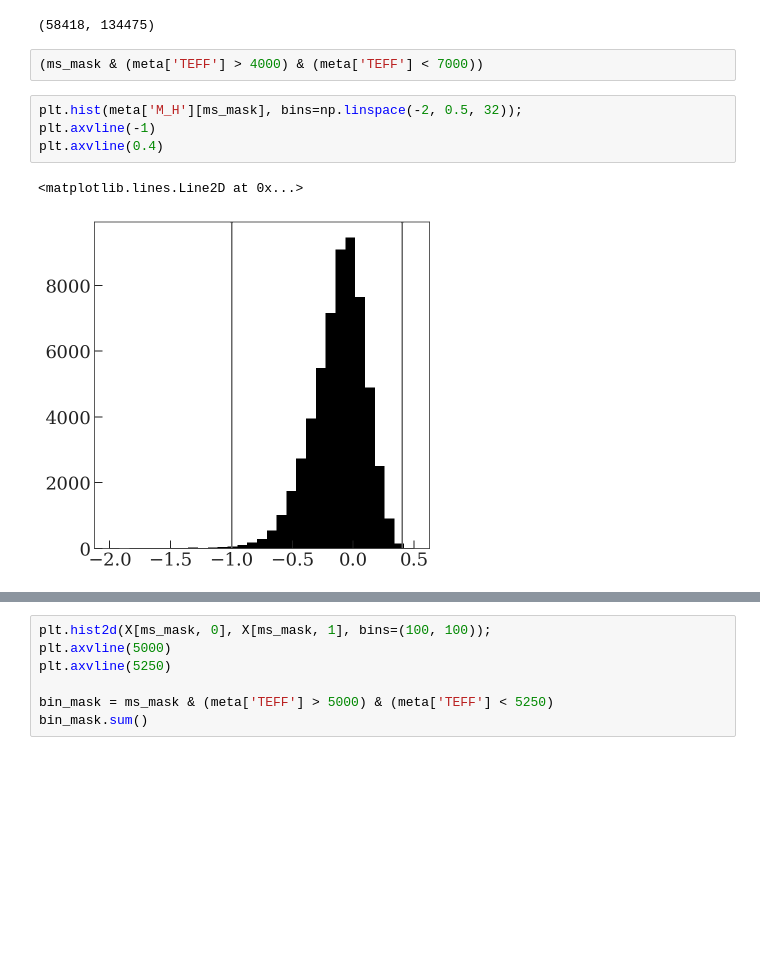
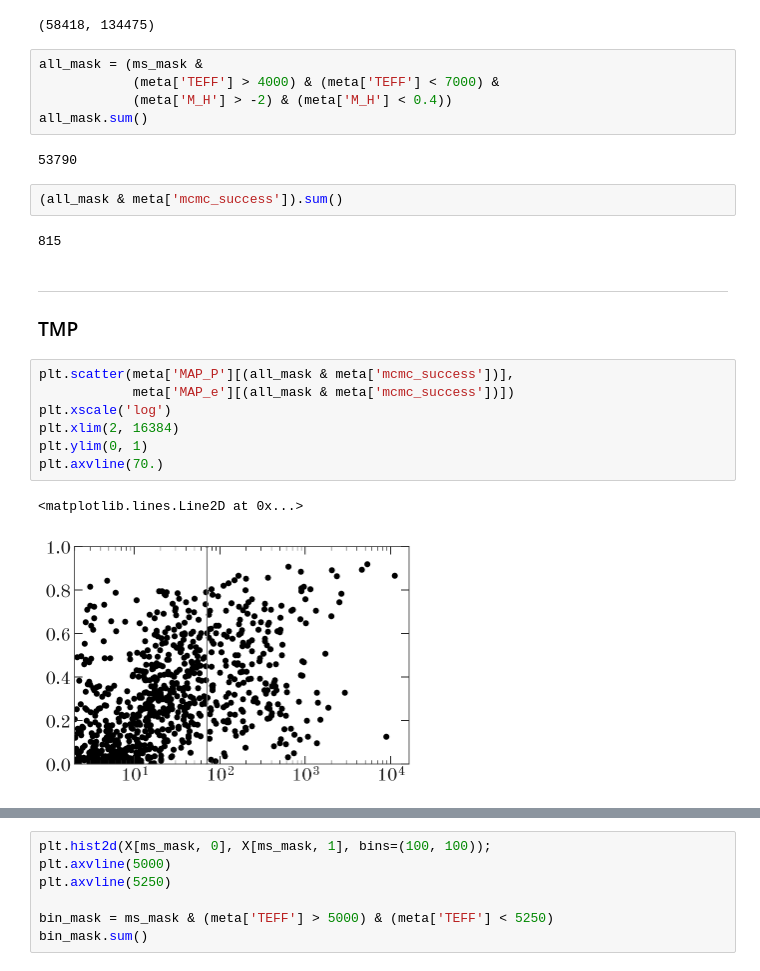
Before and after one commit to adrn/apogee-dr16-vac, a Jupyter notebook: notebooks/Long-P-eccentricity-testing.ipynb, the cells around one changed output, grey strips where cells are left out. Cells and saved outputs as stored; diff of their text form; blank space fills up the shorter version.

```diff
--- a/notebooks/Long-P-eccentricity-testing.ipynb
+++ b/notebooks/Long-P-eccentricity-testing.ipynb
@@ -79,11 +50,27 @@ ms_mask.sum(), rg_mask.sum()
 # %% [output]
 (58418, 134475)
 # %%
-(ms_mask & (meta['TEFF'] > 4000) & (meta['TEFF'] < 7000))
+all_mask = (ms_mask &
+            (meta['TEFF'] > 4000) & (meta['TEFF'] < 7000) &
+            (meta['M_H'] > -2) & (meta['M_H'] < 0.4))
+all_mask.sum()
+# %% [output]
+53790
-# %%
-plt.hist(meta['M_H'][ms_mask], bins=np.linspace(-2, 0.5, 32));
-plt.axvline(-1)
-plt.axvline(0.4)
-# %% [output]
-<matplotlib.lines.Line2D at 0x...>
-[figure, removed]
+# %%
+(all_mask & meta['mcmc_success']).sum()
+# %% [output]
+815
+# %% [markdown]
+---
+
+### TMP
+# %%
+plt.scatter(meta['MAP_P'][(all_mask & meta['mcmc_success'])],
+            meta['MAP_e'][(all_mask & meta['mcmc_success'])])
+plt.xscale('log')
+plt.xlim(2, 16384)
+plt.ylim(0, 1)
+plt.axvline(70.)
+# %% [output]
+<matplotlib.lines.Line2D at 0x...>
+[figure, added]
```
Also changed, not shown: parts of 19 cells of this notebook, 7 other files.
